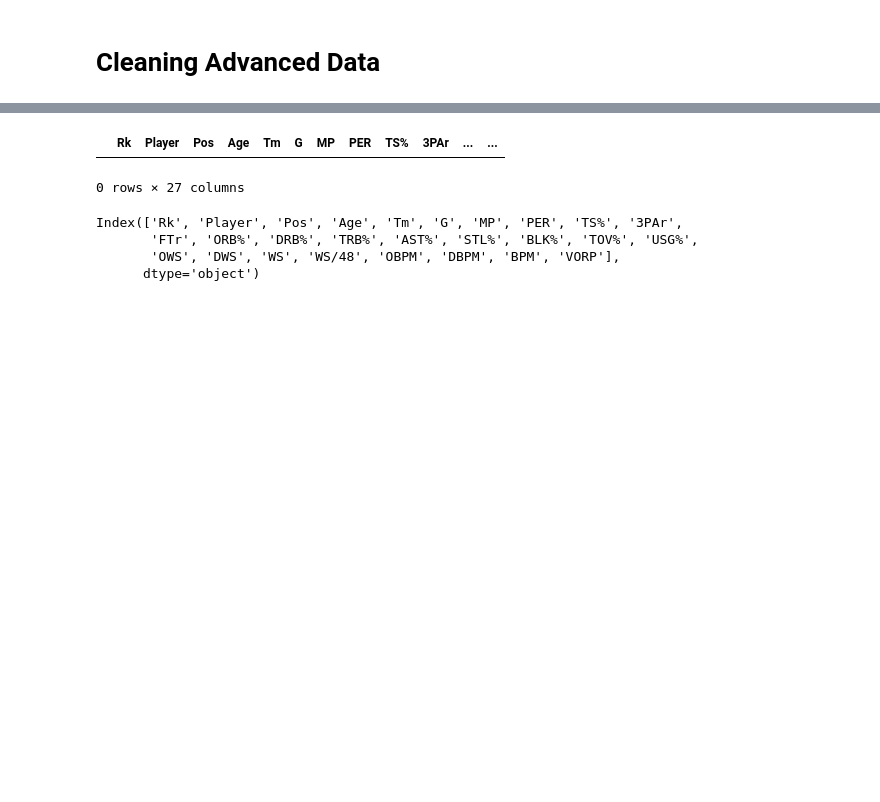
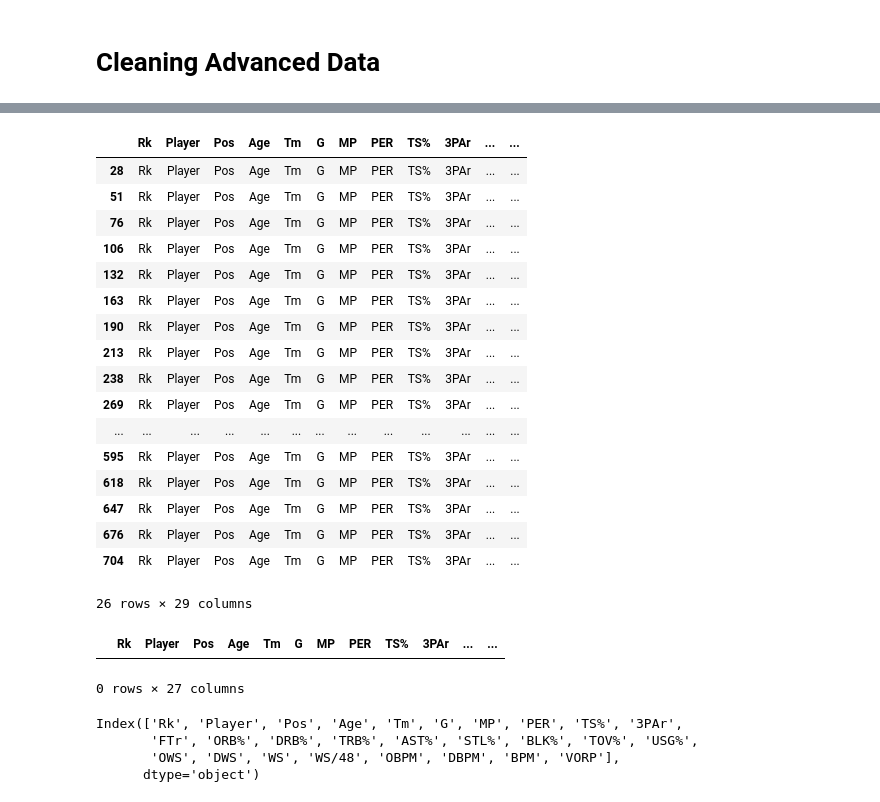
Before and after one commit to KeylanT/DataExploration, a Jupyter notebook: Extracting NBA.ipynb, the cells around one changed output, grey strips where cells are left out. Cells and saved outputs as stored; diff of their text form; code cells hidden in the pictures; blank space fills up the shorter version.

```diff
--- a/Extracting NBA.ipynb
+++ b/Extracting NBA.ipynb
@@ -54 +45,22 @@ memory usage: 165.7+ KB
+# %%
+drop_RK
+# %% [output]
+|  | Rk | Player | Pos | Age | Tm | G | MP | PER | TS% | 3PAr | ... | ... |
+| 28 | Rk | Player | Pos | Age | Tm | G | MP | PER | TS% | 3PAr | ... | ... |
+| 51 | Rk | Player | Pos | Age | Tm | G | MP | PER | TS% | 3PAr | ... | ... |
+| 76 | Rk | Player | Pos | Age | Tm | G | MP | PER | TS% | 3PAr | ... | ... |
+| 106 | Rk | Player | Pos | Age | Tm | G | MP | PER | TS% | 3PAr | ... | ... |
+| 132 | Rk | Player | Pos | Age | Tm | G | MP | PER | TS% | 3PAr | ... | ... |
+| 163 | Rk | Player | Pos | Age | Tm | G | MP | PER | TS% | 3PAr | ... | ... |
+| 190 | Rk | Player | Pos | Age | Tm | G | MP | PER | TS% | 3PAr | ... | ... |
+| 213 | Rk | Player | Pos | Age | Tm | G | MP | PER | TS% | 3PAr | ... | ... |
+| 238 | Rk | Player | Pos | Age | Tm | G | MP | PER | TS% | 3PAr | ... | ... |
+| 269 | Rk | Player | Pos | Age | Tm | G | MP | PER | TS% | 3PAr | ... | ... |
+| ... | ... | ... | ... | ... | ... | ... | ... | ... | ... | ... | ... | ... |
+| 595 | Rk | Player | Pos | Age | Tm | G | MP | PER | TS% | 3PAr | ... | ... |
+| 618 | Rk | Player | Pos | Age | Tm | G | MP | PER | TS% | 3PAr | ... | ... |
+| 647 | Rk | Player | Pos | Age | Tm | G | MP | PER | TS% | 3PAr | ... | ... |
+| 676 | Rk | Player | Pos | Age | Tm | G | MP | PER | TS% | 3PAr | ... | ... |
+| 704 | Rk | Player | Pos | Age | Tm | G | MP | PER | TS% | 3PAr | ... | ... |
+26 rows × 29 columns
 # %%
```
Also changed, not shown: parts of 17 cells of this notebook.
